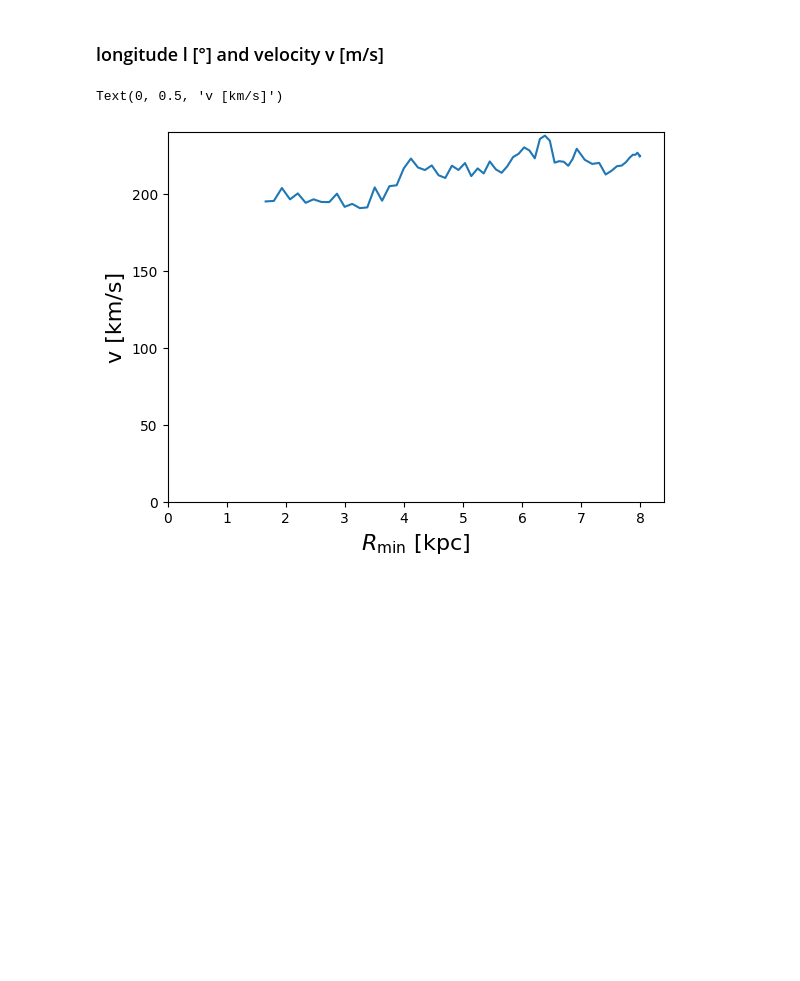
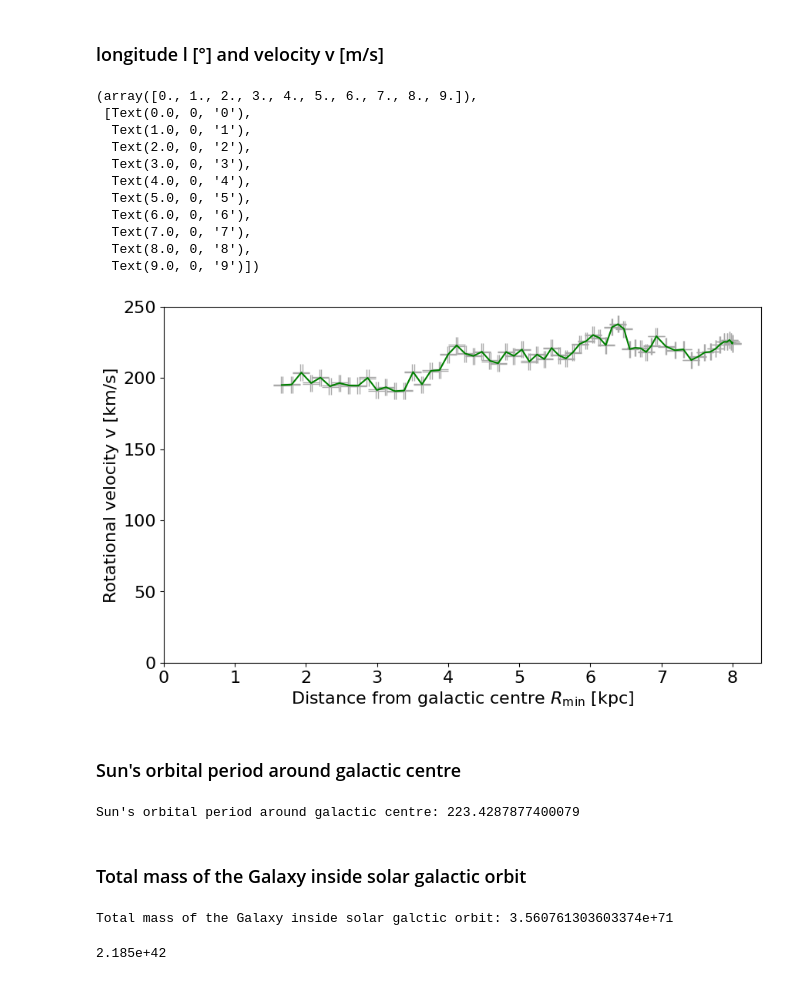
Before and after one commit to sofiasmg/ExpAstro, a Jupyter notebook: lab3.ipynb, the cells around one changed output. Cells and saved outputs as stored; diff of their text form; code cells hidden in the pictures; blank space fills up the shorter version.

```diff
--- a/lab3.ipynb
+++ b/lab3.ipynb
@@ -14,12 +14,52 @@ v = np.array([4653.064, 4187.927, 5814.043, 7823.431, 7421.553, 8627.186, 8253.4
 # %%
 Rmin = np.sin(l*np.pi/180) * Rsun # in kpc
 v_Rmin = (v + vsun * np.sin(l*np.pi/180))/1000 # in km/s
+# %%
+s_l = 0.1
+s_v = 1
+s_Rmin = np.abs(s_l * np.cos(l*np.pi/180) * Rsun * np.pi/180)
+s_vRmin = np.sqrt(s_v**2 + (s_l*vsun * np.cos(l*np.pi/180)* np.pi/180)**2 )/1000
 # %%
-plt.plot(Rmin,v_Rmin)
-plt.ylim(0, 240)
+plt.figure(figsize=(10, 6))
+plt.errorbar(Rmin,v_Rmin, xerr= s_Rmin, yerr=s_vRmin, color='darkgrey', linestyle='none', capsize=8)
+plt.plot(Rmin,v_Rmin, color='green')
+plt.ylim(0, 250)
 plt.xlim(0, 8.4)
-plt.xlabel(r'$R_{\min}$ [kpc]', fontsize=16)
-plt.ylabel('v [km/s]', fontsize=16)
+plt.xlabel(r'Distance from galactic centre $R_{\min}$ [kpc]', fontsize=16)
+plt.ylabel('Rotational velocity v [km/s]', fontsize=16)
+
+plt.savefig('zenith_angle_plot.png', dpi=300, bbox_inches='tight')
+plt.yticks(fontsize=16)
+plt.xticks(fontsize=16)
 # %% [output]
-Text(0, 0.5, 'v [km/s]')
+(array([0., 1., 2., 3., 4., 5., 6., 7., 8., 9.]),
+ [Text(0.0, 0, '0'),
+  Text(1.0, 0, '1'),
+  Text(2.0, 0, '2'),
+  Text(3.0, 0, '3'),
+  Text(4.0, 0, '4'),
+  Text(5.0, 0, '5'),
+  Text(6.0, 0, '6'),
+  Text(7.0, 0, '7'),
+  Text(8.0, 0, '8'),
+  Text(9.0, 0, '9')])
-[figure, old version]
+[figure, new version]
+# %% [markdown]
+### Sun's orbital period around galactic centre
+# %%
+T = 2*np.pi*Rsun*3.086*10**19/(vsun) *1/(3600*24*365.25*10**6) # in million years
+print(f'Sun\'s orbital period around galactic centre: {T}')
+# %% [output]
+Sun's orbital period around galactic centre: 223.4287877400079
+# %% [markdown]
+### Total mass of the Galaxy inside solar galactic orbit
+# %%
+M_sun = 1.98892 * 10 **30 # kg
+M_galaxy = M_sun * vsun**2*Rsun*3.086*10**19 / (6.6743*10**(-11))
+print(f'Total mass of the Galaxy inside solar galctic orbit: {M_galaxy}')
+# %% [output]
+Total mass of the Galaxy inside solar galctic orbit: 3.560761303603374e+71
+# %%
+1.15*10**12*1.9*10**30
+# %% [output]
+2.185e+42
```
Also changed, not shown: 1 other file.
